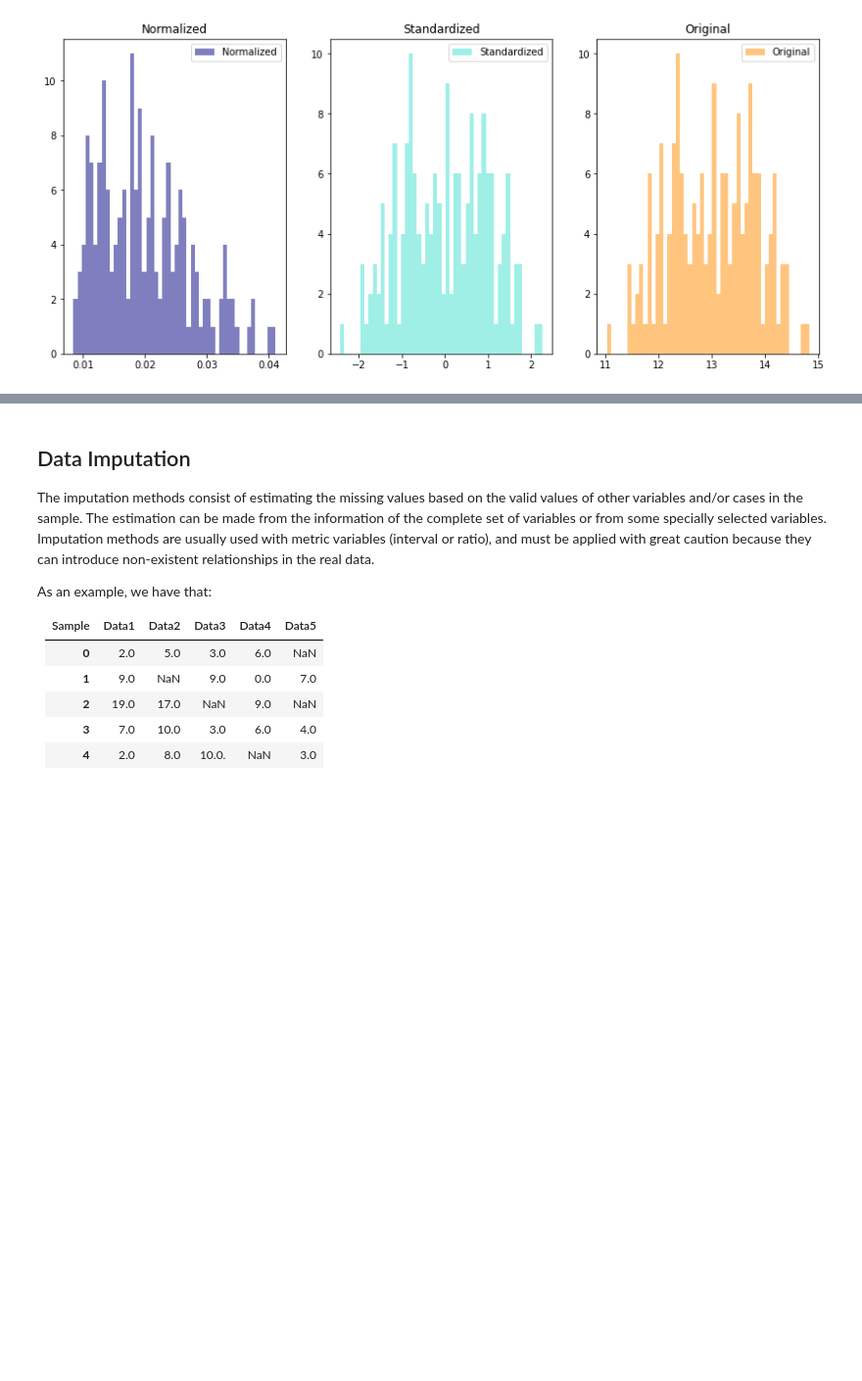
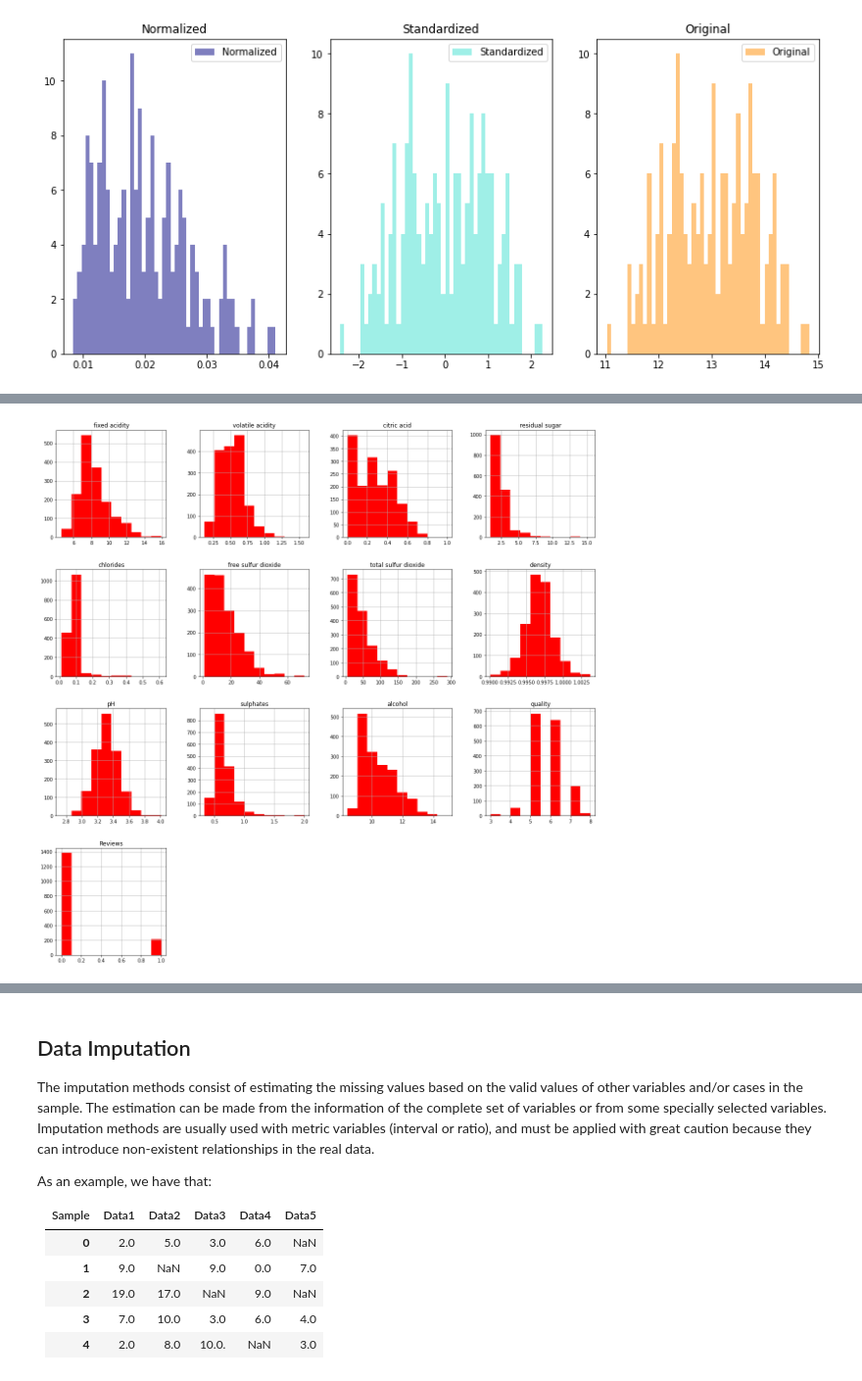
Before and after one commit to jpmh1309/mp6122_patterns, a Jupyter notebook: Notebook1.ipynb, the cells around one changed output, grey strips where cells are left out. Shown at 98% size. Drawn from its saved outputs; the diff is of its cells as text; code cells hidden in the pictures; blank space fills up the shorter version.

```diff
--- a/Notebook1.ipynb
+++ b/Notebook1.ipynb
@@ -274,0 +382,5 @@ matplotlib, bokeh y seaborn.
+# %%
+wineDF.hist(figsize=(20,20), color='red')
+plt.show()
+# %% [output]
+[figure, added]
```
Also changed, not shown: parts of 28 cells of this notebook.
